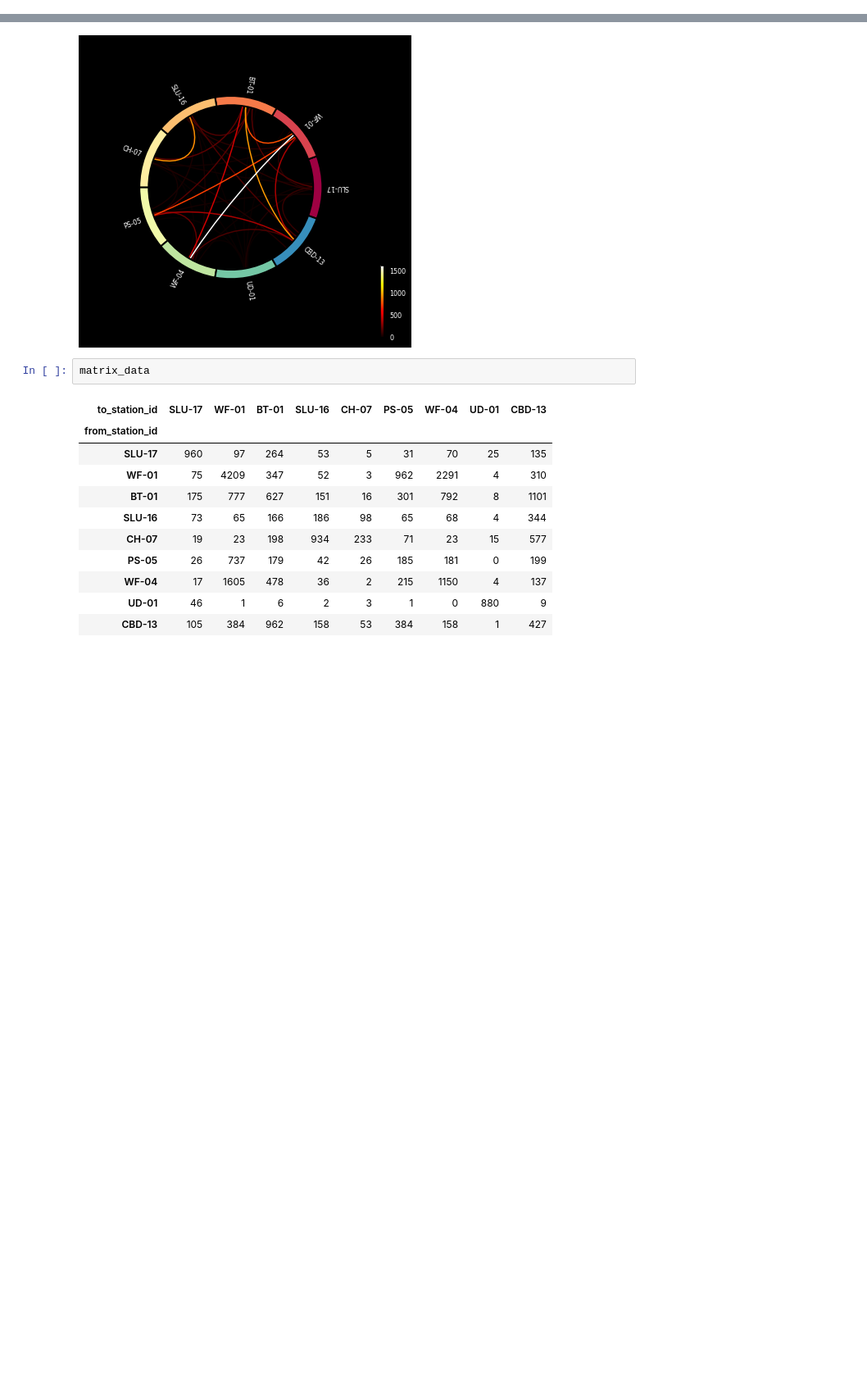
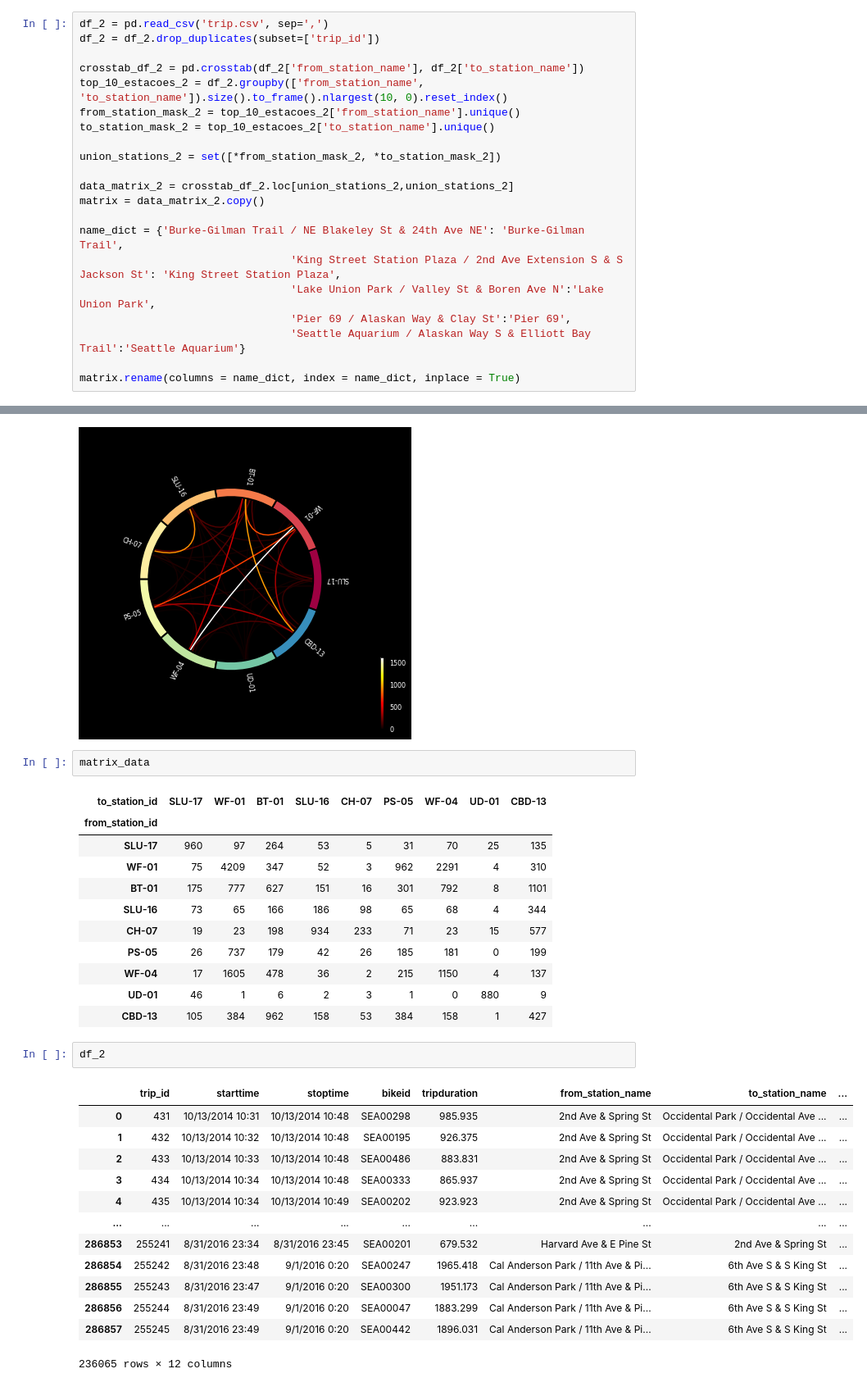
Before and after one commit to HenriqueCastros/GraficosChordESankey, a Jupyter notebook: Aula08.ipynb, the cells around one changed output, grey strips where cells are left out. Shown at 82% size. Cells and saved outputs as stored; diff of their text form; blank space fills up the shorter version.

```diff
--- a/Aula08.ipynb
+++ b/Aula08.ipynb
@@ -194,0 +200,21 @@ Chord(matrix_data.values.tolist(), list(union_stations)).to_html('./chord.html')
+# %%
+df_2 = pd.read_csv('trip.csv', sep=',')
+df_2 = df_2.drop_duplicates(subset=['trip_id'])
+
+crosstab_df_2 = pd.crosstab(df_2['from_station_name'], df_2['to_station_name'])
+top_10_estacoes_2 = df_2.groupby(['from_station_name', 'to_station_name']).size().to_frame().nlargest(10, 0).reset_index()
+from_station_mask_2 = top_10_estacoes_2['from_station_name'].unique()
+to_station_mask_2 = top_10_estacoes_2['to_station_name'].unique()
+
+union_stations_2 = set([*from_station_mask_2, *to_station_mask_2])
+
+data_matrix_2 = crosstab_df_2.loc[union_stations_2,union_stations_2]
+matrix = data_matrix_2.copy()
+
+name_dict = {'Burke-Gilman Trail / NE Blakeley St & 24th Ave NE': 'Burke-Gilman Trail',
+                                 'King Street Station Plaza / 2nd Ave Extension S & S Jackson St': 'King Street Station Plaza',
+                                 'Lake Union Park / Valley St & Boren Ave N':'Lake Union Park',
+                                 'Pier 69 / Alaskan Way & Clay St':'Pier 69',
+                                 'Seattle Aquarium / Alaskan Way S & Elliott Bay Trail':'Seattle Aquarium'}
+
+matrix.rename(columns = name_dict, index = name_dict, inplace = True)
@@ -223,3 +599,19 @@ matrix_data
 | WF-04 | 17 | 1605 | 478 | 36 | 2 | 215 | 1150 | 4 | 137 |
 | UD-01 | 46 | 1 | 6 | 2 | 3 | 1 | 0 | 880 | 9 |
 | CBD-13 | 105 | 384 | 962 | 158 | 53 | 384 | 158 | 1 | 427 |
+# %%
+df_2
+# %% [output]
+|  | trip_id | starttime | stoptime | bikeid | tripduration | from_station_name | to_station_name | ... |
+| 0 | 431 | 10/13/2014 10:31 | 10/13/2014 10:48 | SEA00298 | 985.935 | 2nd Ave & Spring St | Occidental Park / Occidental Ave ... | ... |
+| 1 | 432 | 10/13/2014 10:32 | 10/13/2014 10:48 | SEA00195 | 926.375 | 2nd Ave & Spring St | Occidental Park / Occidental Ave ... | ... |
+| 2 | 433 | 10/13/2014 10:33 | 10/13/2014 10:48 | SEA00486 | 883.831 | 2nd Ave & Spring St | Occidental Park / Occidental Ave ... | ... |
+| 3 | 434 | 10/13/2014 10:34 | 10/13/2014 10:48 | SEA00333 | 865.937 | 2nd Ave & Spring St | Occidental Park / Occidental Ave ... | ... |
+| 4 | 435 | 10/13/2014 10:34 | 10/13/2014 10:49 | SEA00202 | 923.923 | 2nd Ave & Spring St | Occidental Park / Occidental Ave ... | ... |
+| ... | ... | ... | ... | ... | ... | ... | ... | ... |
+| 286853 | 255241 | 8/31/2016 23:34 | 8/31/2016 23:45 | SEA00201 | 679.532 | Harvard Ave & E Pine St | 2nd Ave & Spring St | ... |
+| 286854 | 255242 | 8/31/2016 23:48 | 9/1/2016 0:20 | SEA00247 | 1965.418 | Cal Anderson Park / 11th Ave & Pi... | 6th Ave S & S King St | ... |
+| 286855 | 255243 | 8/31/2016 23:47 | 9/1/2016 0:20 | SEA00300 | 1951.173 | Cal Anderson Park / 11th Ave & Pi... | 6th Ave S & S King St | ... |
+| 286856 | 255244 | 8/31/2016 23:49 | 9/1/2016 0:20 | SEA00047 | 1883.299 | Cal Anderson Park / 11th Ave & Pi... | 6th Ave S & S King St | ... |
+| 286857 | 255245 | 8/31/2016 23:49 | 9/1/2016 0:20 | SEA00442 | 1896.031 | Cal Anderson Park / 11th Ave & Pi... | 6th Ave S & S King St | ... |
+236065 rows × 12 columns
```
Also changed, not shown: parts of 4 cells of this notebook, 1 other file.
